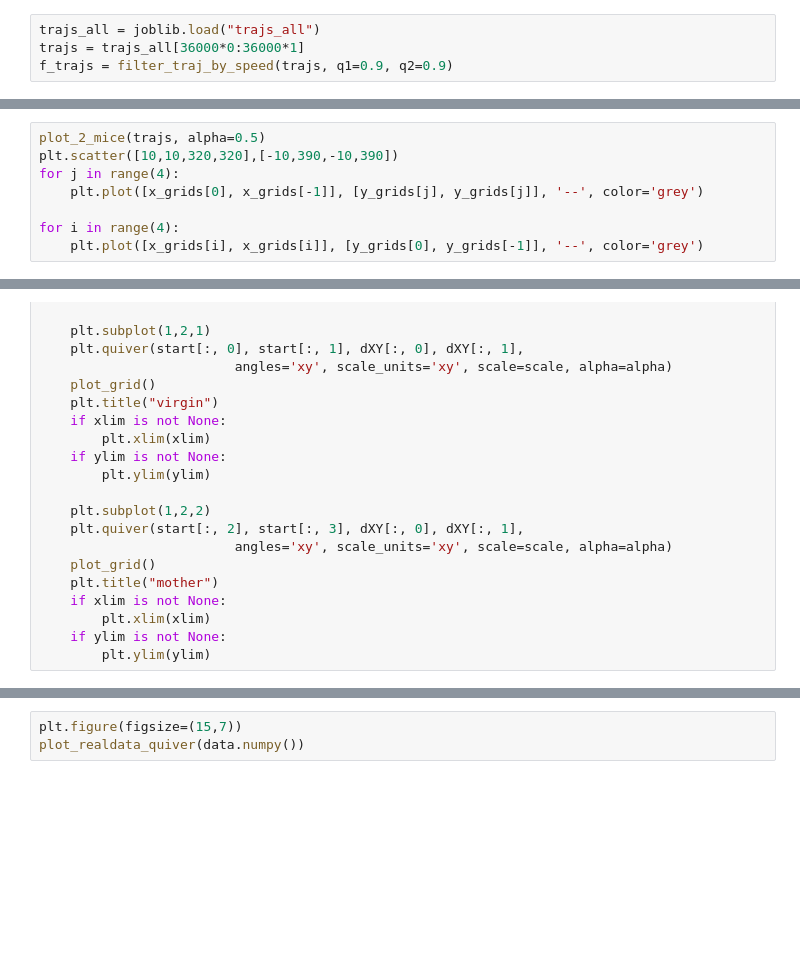
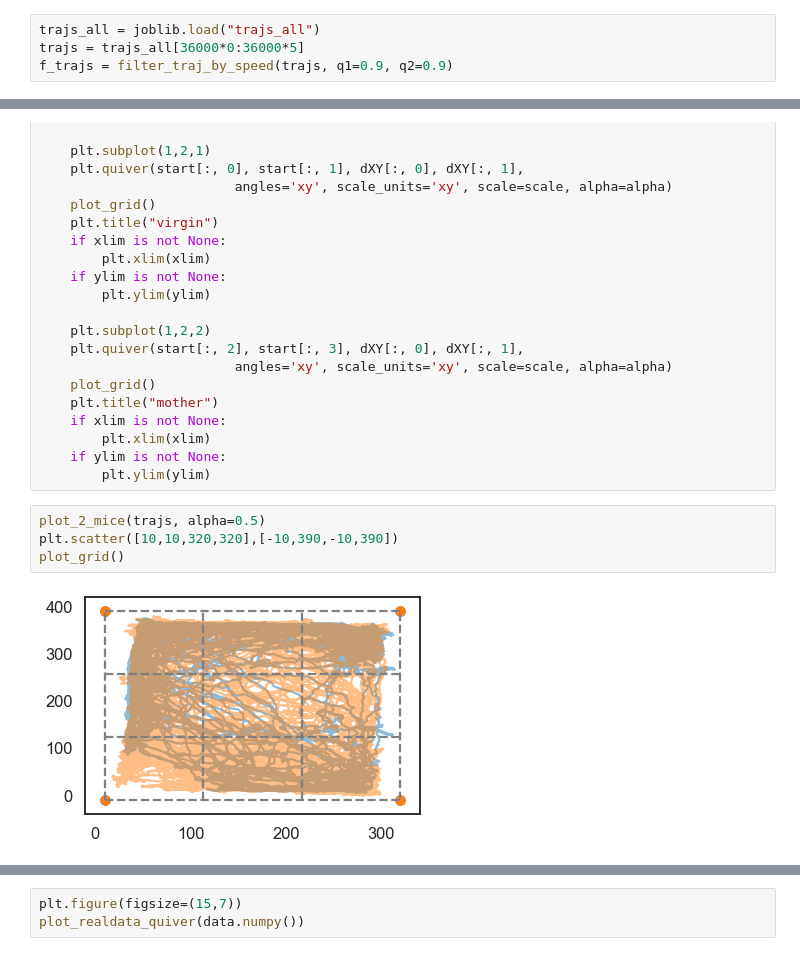
Before and after one commit to cunningham-lab/SocialBehaviors, a Jupyter notebook: SocialBehaviorptc/project_notebooks/gridmodel/grid_direction_model_K4.ipynb, the cells around one changed output, grey strips where cells are left out. Saved outputs shown, nothing was run; the diff lists cells and outputs as text; blank space fills up the shorter version.

```diff
--- a/SocialBehaviorptc/project_notebooks/gridmodel/grid_direction_model_K4.ipynb
+++ b/SocialBehaviorptc/project_notebooks/gridmodel/grid_direction_model_K4.ipynb
@@ -33,7 +33,7 @@ import joblib
 # data
 # %%
 trajs_all = joblib.load("trajs_all")
-trajs = trajs_all[36000*0:36000*1]
+trajs = trajs_all[36000*0:36000*5]
 f_trajs = filter_traj_by_speed(trajs, q1=0.9, q2=0.9)
 # %%
 arena_xmin = 10
@@ -59,11 +59,3 @@ array([[ 10, 320],
        [-10, 390]])
 # %%
 CORNERS = torch.tensor([[10, -10], [10, 390], [320, -10], [320, 390]], dtype=torch.float64)
-# %%
-plot_2_mice(trajs, alpha=0.5)
-plt.scatter([10,10,320,320],[-10,390,-10,390])
-for j in range(4):
-    plt.plot([x_grids[0], x_grids[-1]], [y_grids[j], y_grids[j]], '--', color='grey')
-
-for i in range(4):
-    plt.plot([x_grids[i], x_grids[i]], [y_grids[0], y_grids[-1]], '--', color='grey')
@@ -114,3 +102,9 @@ def plot_realdata_quiver(realdata, scale=0.3, alpha=0.8, xlim=None, ylim=None):
         plt.xlim(xlim)
     if ylim is not None:
         plt.ylim(ylim)
+# %%
+plot_2_mice(trajs, alpha=0.5)
+plt.scatter([10,10,320,320],[-10,390,-10,390])
+plot_grid()
+# %% [output]
+[figure, added]
```
Also changed, not shown: parts of 7 cells of this notebook, 7 other files.
